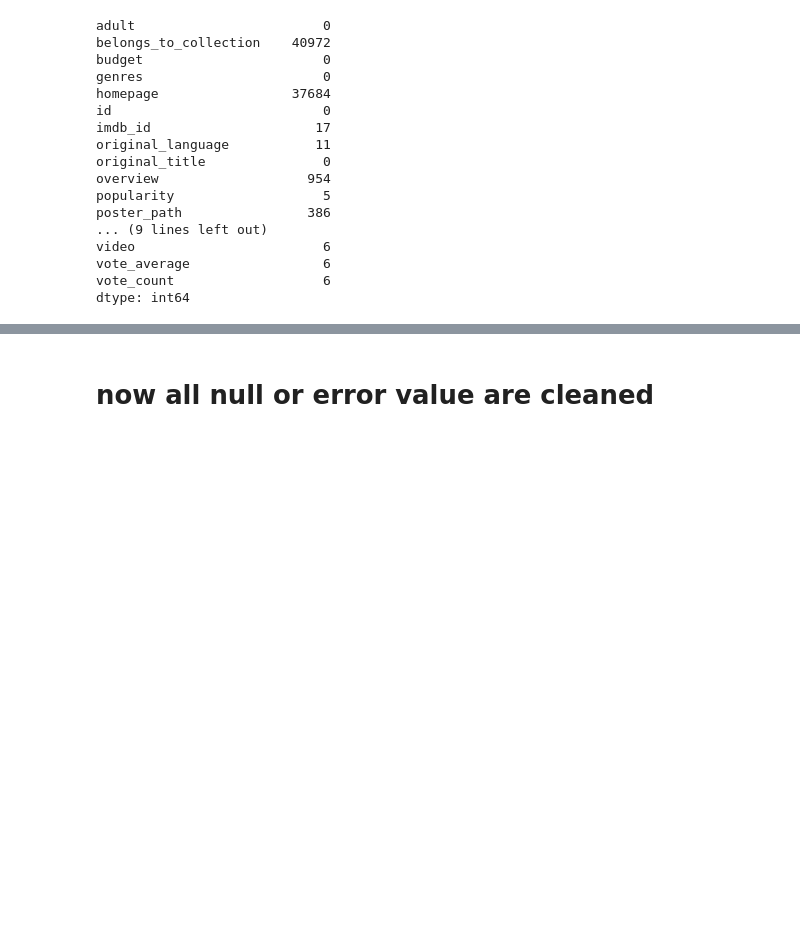
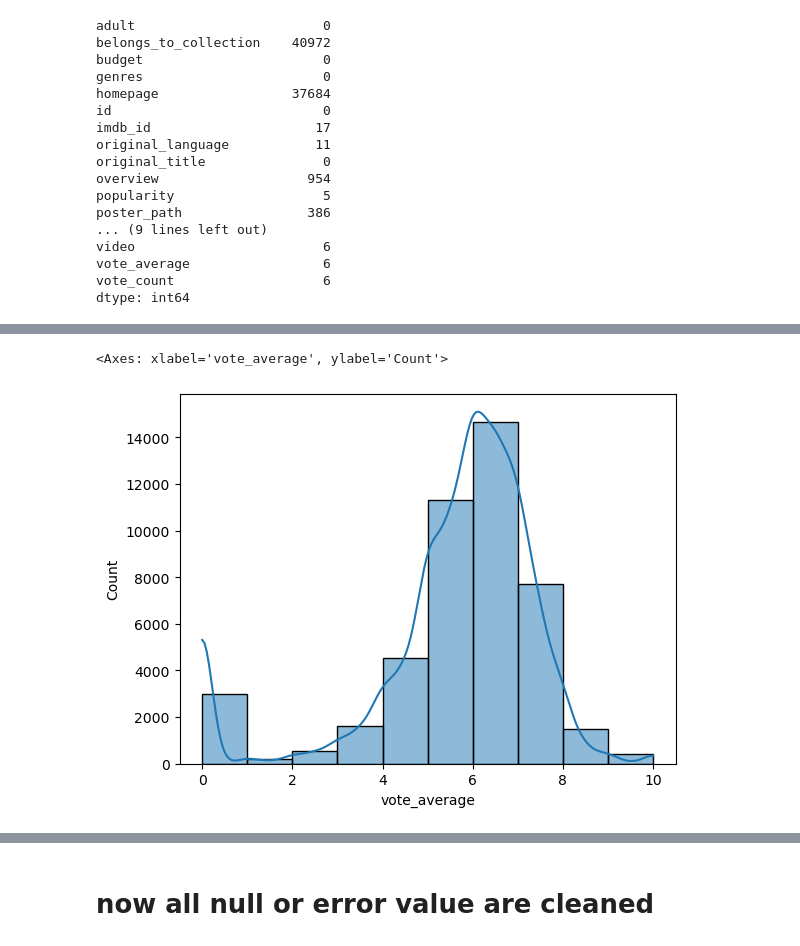
Before and after one commit to sulavg50-ux/Movie_Recommendation_ML, a Jupyter notebook: movies.ipynb, the cells around one changed output, grey strips where cells are left out. Drawn from its saved outputs; the diff is of its cells as text; code cells hidden in the pictures; blank space fills up the shorter version.

```diff
--- a/movies.ipynb
+++ b/movies.ipynb
@@ -76 +85,6 @@ df = df.drop_duplicates().reset_index(drop=True)
+# %%
+sns.histplot(x='vote_average', data=df, bins=10, kde=True)
+# %% [output]
+<Axes: xlabel='vote_average', ylabel='Count'>
+[figure, added]
 # %%
```
Also changed, not shown: parts of 27 cells of this notebook.
